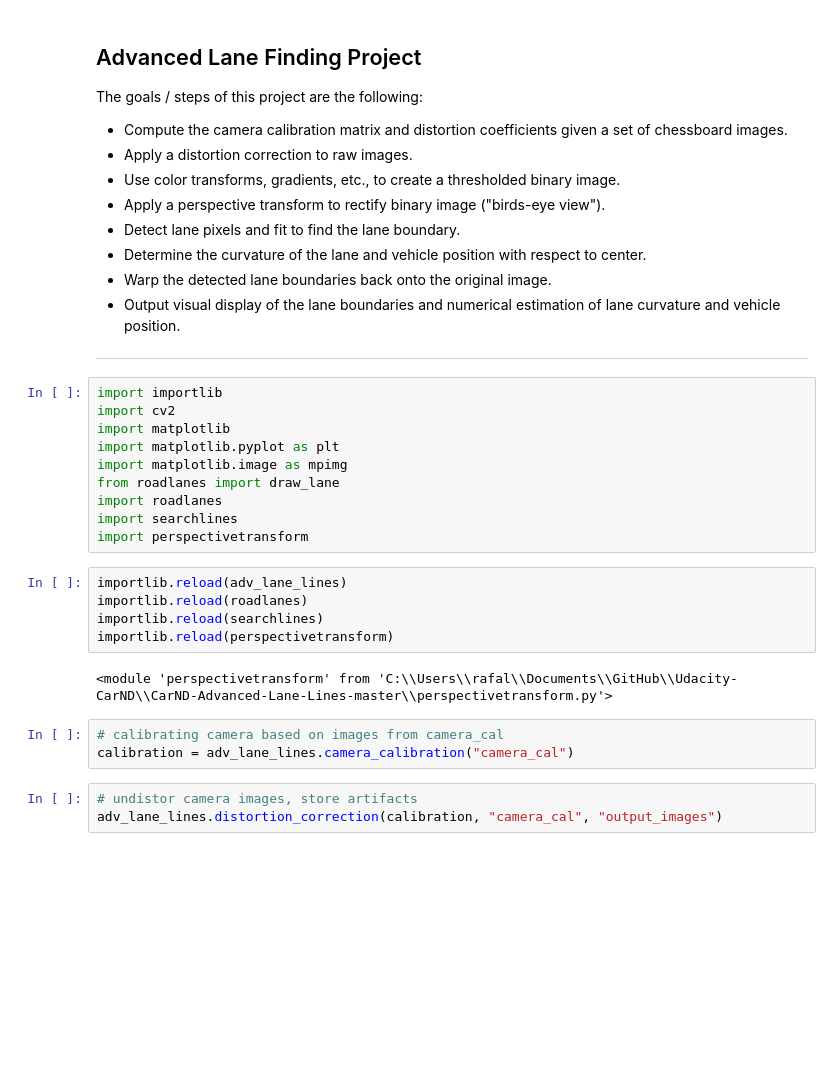
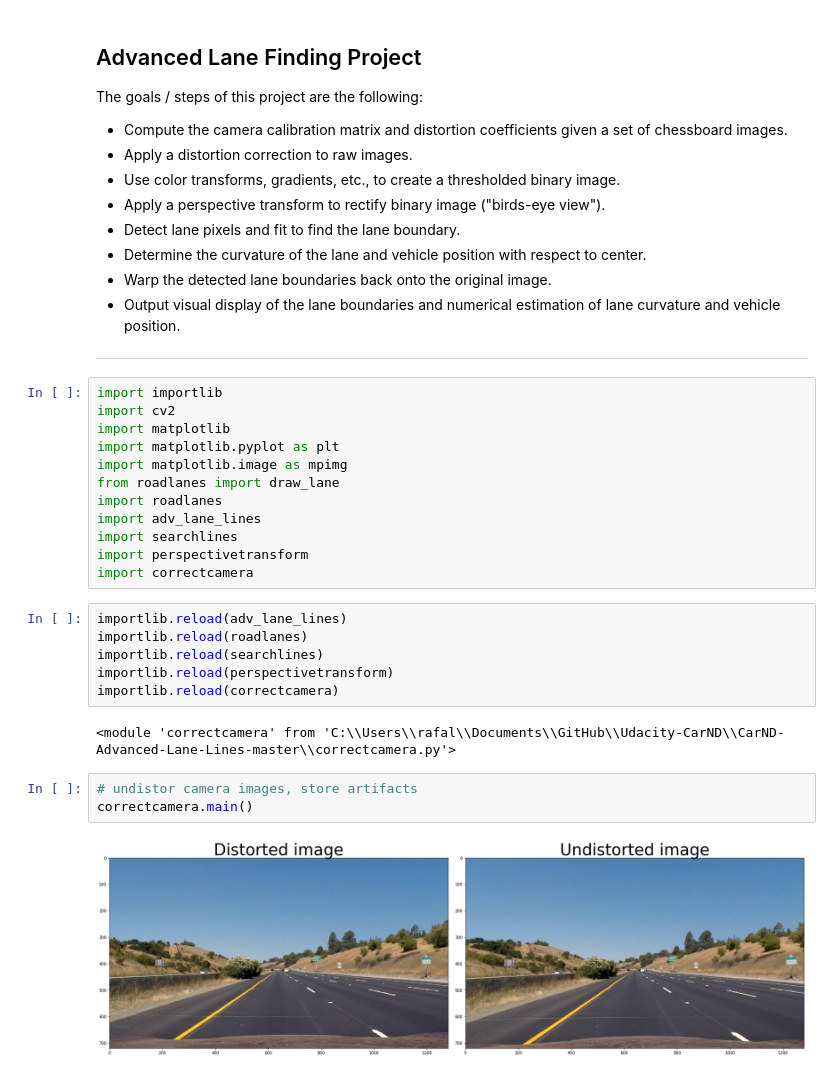
Before and after one commit to rbiegacz/Udacity-CarND, a Jupyter notebook: CarND-Advanced-Lane-Lines-master/adv_lane_lines.ipynb, the cells around one changed output. Drawn from its saved outputs; the diff is of its cells as text; blank space fills up the shorter version.

```diff
--- a/CarND-Advanced-Lane-Lines-master/adv_lane_lines.ipynb
+++ b/CarND-Advanced-Lane-Lines-master/adv_lane_lines.ipynb
@@ -21,21 +21,23 @@ import matplotlib.pyplot as plt
 import matplotlib.image as mpimg
 from roadlanes import draw_lane
 import roadlanes
+import adv_lane_lines
 import searchlines
 import perspectivetransform
+import correctcamera
 # %%
 importlib.reload(adv_lane_lines)
 importlib.reload(roadlanes)
 importlib.reload(searchlines)
 importlib.reload(perspectivetransform)
+importlib.reload(correctcamera)
 # %% [output]
-<module 'perspectivetransform' from 'C:\\Users\\rafal\\Documents\\GitHub\\Udacity-CarND\\CarND-Advanced-Lane-Lines-master\\perspectivetransform.py'>
+<module 'correctcamera' from 'C:\\Users\\rafal\\Documents\\GitHub\\Udacity-CarND\\CarND-Advanced-Lane-Lines-master\\correctcamera.py'>
-# %%
-# calibrating camera based on images from camera_cal
-calibration = adv_lane_lines.camera_calibration("camera_cal")
 # %%
 # undistor camera images, store artifacts
-adv_lane_lines.distortion_correction(calibration, "camera_cal", "output_images")
+correctcamera.main()
+# %% [output]
+[figure, added]
 # %%
 # discovering lines
 # applying Sobel gradient and using HLS color transformation
```
Also changed, not shown: parts of 11 cells of this notebook.
